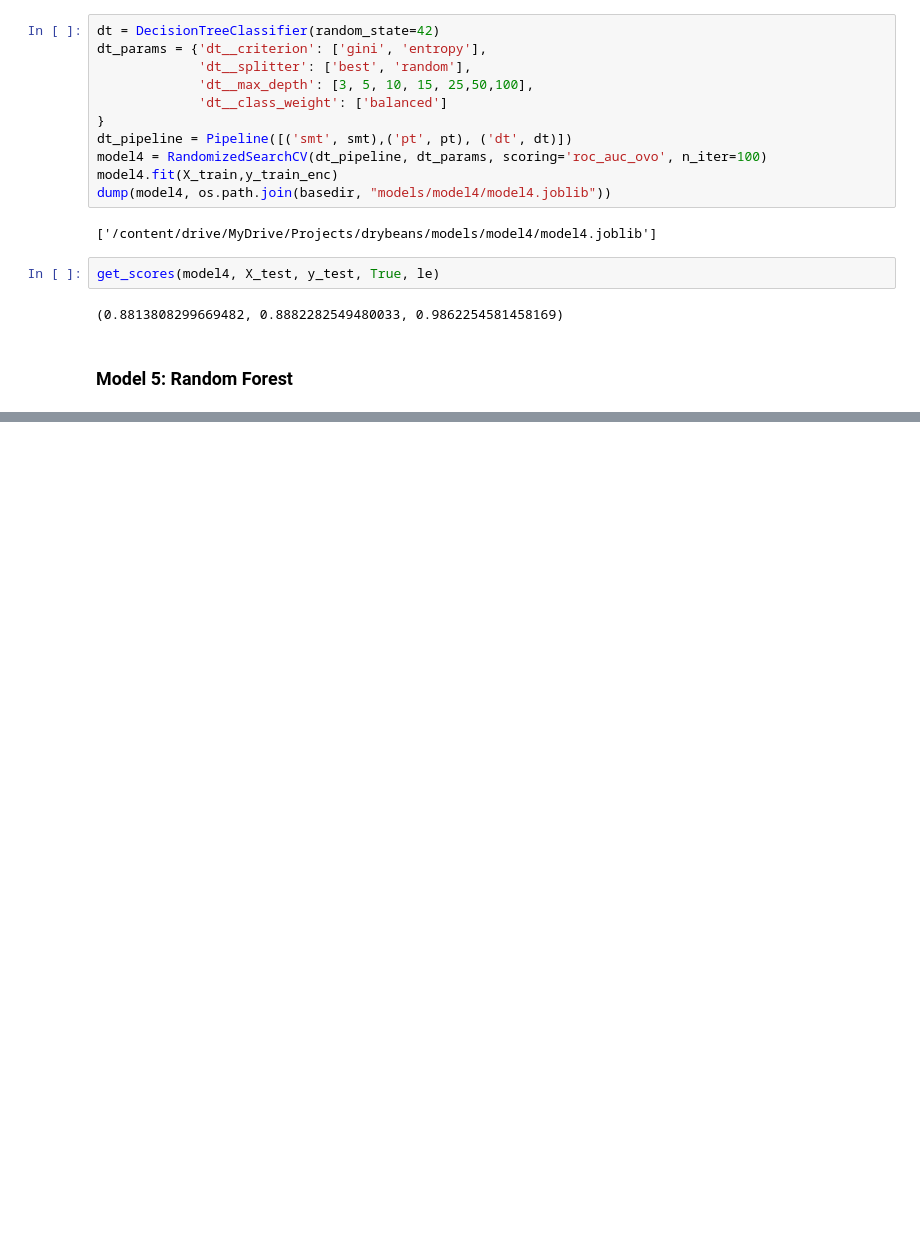
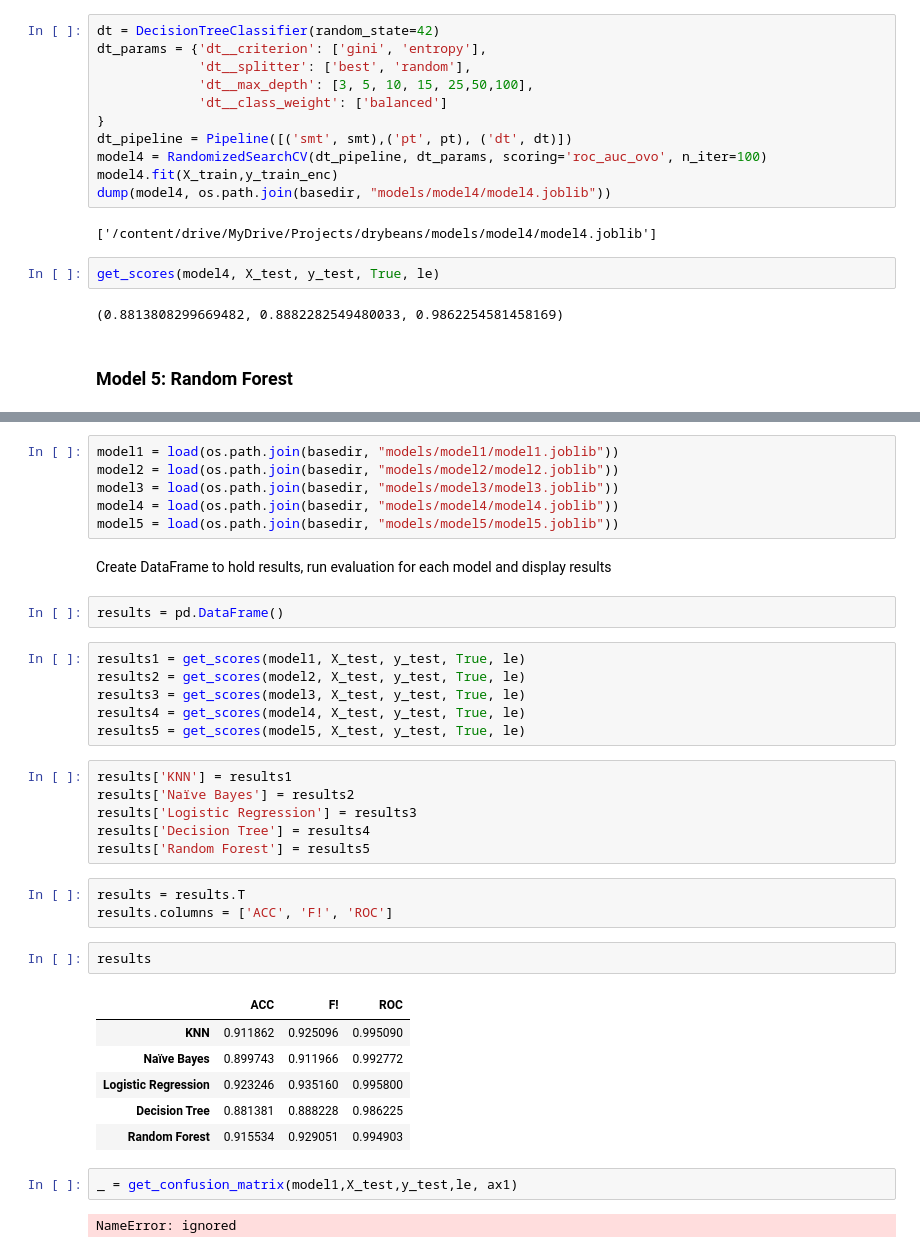
Before and after one commit to tlchampion/drybeans, a Jupyter notebook: notebooks/db_eda.ipynb, the cells around one changed output, grey strips where cells are left out. Drawn from its saved outputs; the diff is of its cells as text; blank space fills up the shorter version.

```diff
--- a/notebooks/db_eda.ipynb
+++ b/notebooks/db_eda.ipynb
@@ -628,0 +646,38 @@ dump(model5, os.path.join(basedir, "models/model5/model5.joblib"))
+# %%
+model1 = load(os.path.join(basedir, "models/model1/model1.joblib"))
+model2 = load(os.path.join(basedir, "models/model2/model2.joblib"))
+model3 = load(os.path.join(basedir, "models/model3/model3.joblib"))
+model4 = load(os.path.join(basedir, "models/model4/model4.joblib"))
+model5 = load(os.path.join(basedir, "models/model5/model5.joblib"))
+# %% [markdown]
+Create DataFrame to hold results, run evaluation for each model and display results
+# %%
+results = pd.DataFrame()
+# %%
+results1 = get_scores(model1, X_test, y_test, True, le)
+results2 = get_scores(model2, X_test, y_test, True, le)
+results3 = get_scores(model3, X_test, y_test, True, le)
+results4 = get_scores(model4, X_test, y_test, True, le)
+results5 = get_scores(model5, X_test, y_test, True, le)
+# %%
+results['KNN'] = results1
+results['Naïve Bayes'] = results2
+results['Logistic Regression'] = results3
+results['Decision Tree'] = results4
+results['Random Forest'] = results5
+# %%
+results = results.T
+results.columns = ['ACC', 'F!', 'ROC']
+# %%
+results
+# %% [output]
+|  | ACC | F! | ROC |
+| KNN | 0.911862 | 0.925096 | 0.995090 |
+| Naïve Bayes | 0.899743 | 0.911966 | 0.992772 |
+| Logistic Regression | 0.923246 | 0.935160 | 0.995800 |
+| Decision Tree | 0.881381 | 0.888228 | 0.986225 |
+| Random Forest | 0.915534 | 0.929051 | 0.994903 |
+# %%
+_ = get_confusion_matrix(model1,X_test,y_test,le, ax1)
+# %% [output]
+NameError: ignored
```
Also changed, not shown: parts of 14 cells of this notebook.
